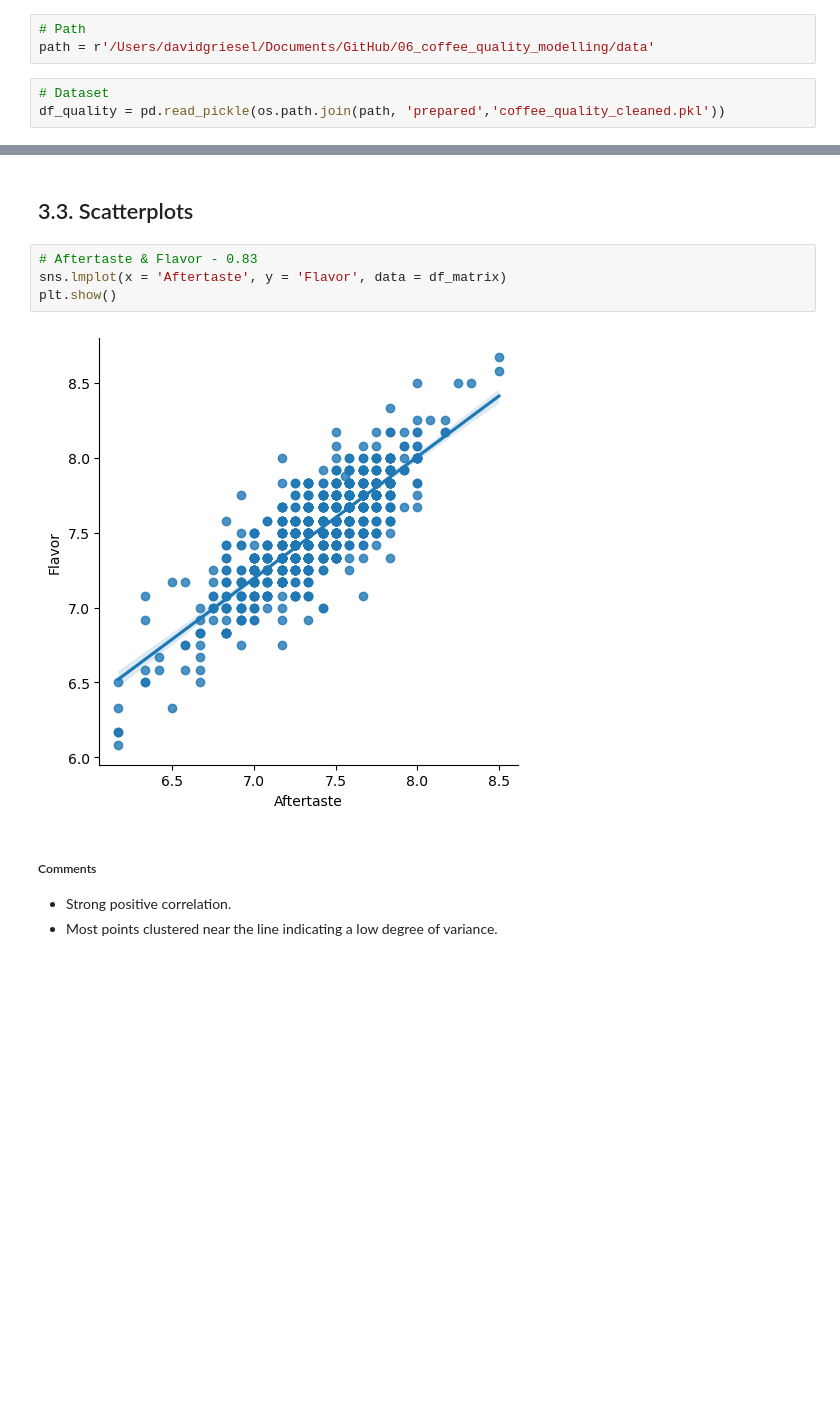
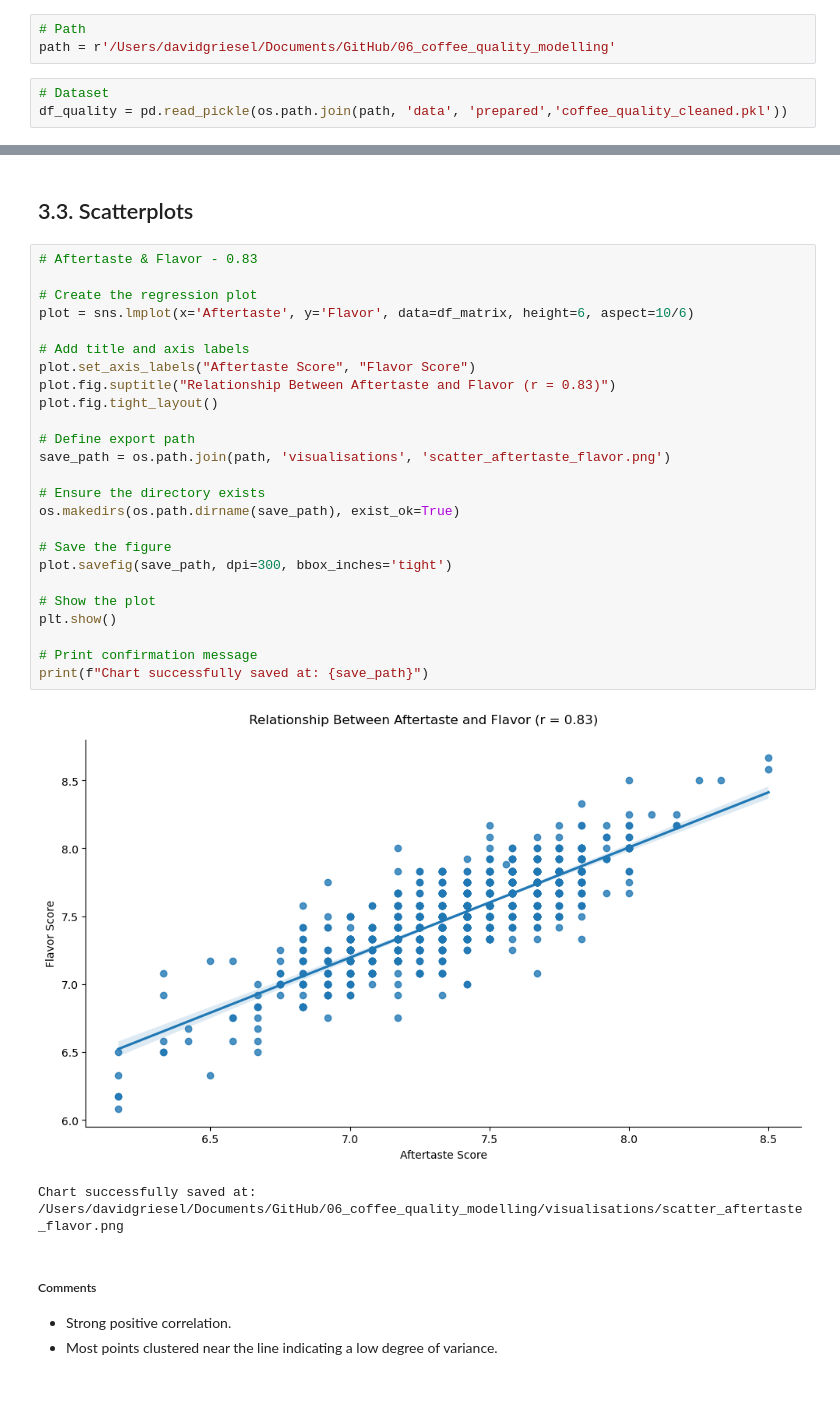
Before and after one commit to davidgriesel/06_coffee_quality_modelling, a Jupyter notebook: notebooks/02_eda.ipynb, the cells around one changed output, grey strips where cells are left out. Drawn from its saved outputs; the diff is of its cells as text; blank space fills up the shorter version.

Commit message:
Updated chart styles

```diff
--- a/notebooks/02_eda.ipynb
+++ b/notebooks/02_eda.ipynb
@@ -14,10 +14,10 @@ import seaborn as sns
 import matplotlib.pyplot as plt
 # %%
 # Path
-path = r'/Users/davidgriesel/Documents/GitHub/06_coffee_quality_modelling/data'
+path = r'/Users/davidgriesel/Documents/GitHub/06_coffee_quality_modelling'
 # %%
 # Dataset
-df_quality = pd.read_pickle(os.path.join(path, 'prepared','coffee_quality_cleaned.pkl'))
+df_quality = pd.read_pickle(os.path.join(path, 'data', 'prepared','coffee_quality_cleaned.pkl'))
 # %%
 # Configuration
 %matplotlib inline
@@ -97,10 +121,32 @@ plt.show()
 ## 3.3. Scatterplots
 # %%
 # Aftertaste & Flavor - 0.83
-sns.lmplot(x = 'Aftertaste', y = 'Flavor', data = df_matrix)
+
+# Create the regression plot
+plot = sns.lmplot(x='Aftertaste', y='Flavor', data=df_matrix, height=6, aspect=10/6)
+
+# Add title and axis labels
+plot.set_axis_labels("Aftertaste Score", "Flavor Score")
+plot.fig.suptitle("Relationship Between Aftertaste and Flavor (r = 0.83)")
+plot.fig.tight_layout()
+
+# Define export path
+save_path = os.path.join(path, 'visualisations', 'scatter_aftertaste_flavor.png')
+
+# Ensure the directory exists
+os.makedirs(os.path.dirname(save_path), exist_ok=True)
+
+# Save the figure
+plot.savefig(save_path, dpi=300, bbox_inches='tight')
+
+# Show the plot
 plt.show()
+
+# Print confirmation message
+print(f"Chart successfully saved at: {save_path}")
 # %% [output]
-[figure, old version]
+[figure, new version]
+Chart successfully saved at: /Users/davidgriesel/Documents/GitHub/06_coffee_quality_modelling/visualisations/scatter_aftertaste_flavor.png
 # %% [markdown]
 ##### Comments
 - Strong positive correlation.
```
Also changed, not shown: parts of 3 cells of this notebook, 9 other files.
